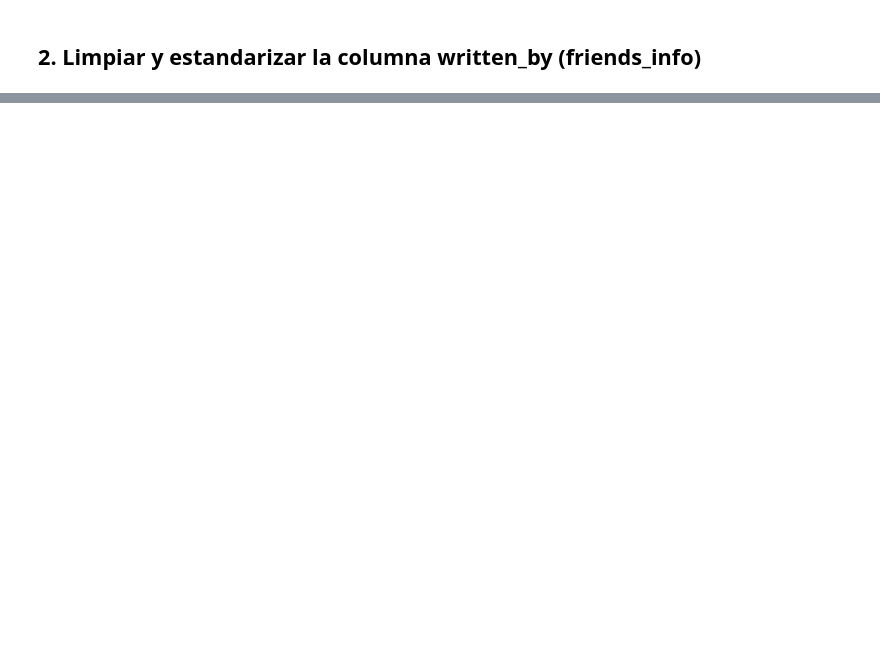
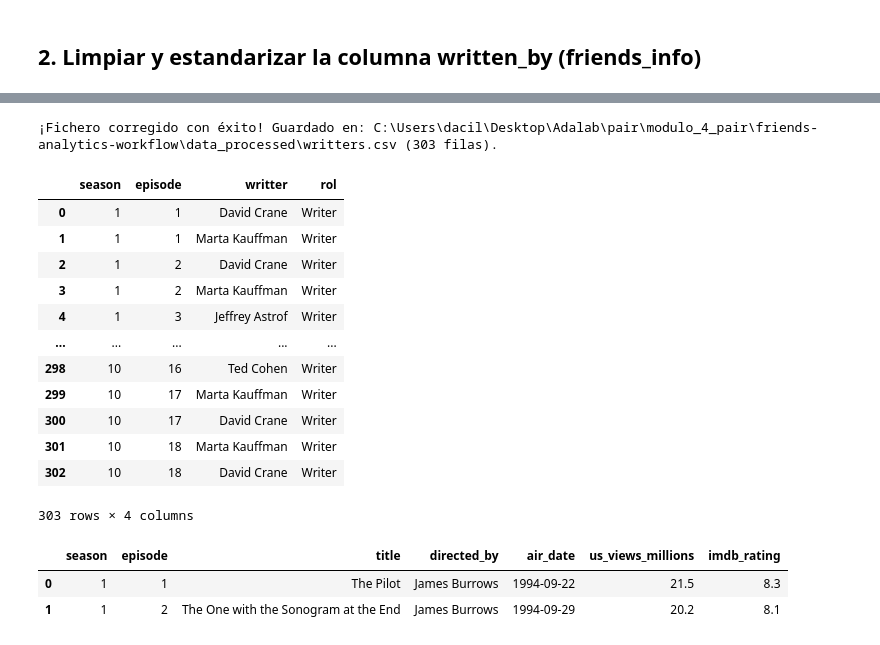
Before and after one commit to Dacil235/friends-analytics-workflow, a Jupyter notebook: notebooks/02_etl_friends.ipynb, the cells around one changed output, grey strips where cells are left out. Cells and saved outputs as stored; diff of their text form; code cells hidden in the pictures; blank space fills up the shorter version.

Commit message:
procesados los ficheros friends_info y friends_quotes, creamos el fichero writters

```diff
--- a/notebooks/02_etl_friends.ipynb
+++ b/notebooks/02_etl_friends.ipynb
@@ -87,11 +90,3 @@ df_info.head()
 | 2 | 1 | 3 | The One with the Thumb | James Burrows | Jeffrey Astrof & Mike Sikowitz | 1994-10-06 | 19.5 | 8.2 |
 | 3 | 1 | 4 | The One with George Stephanopoulos | James Burrows | Alexa Junge | 1994-10-13 | 19.7 | 8.1 |
 | 4 | 1 | 5 | The One with the East German Laun... | Pamela Fryman | Jeff Greenstein & Jeff Strauss | 1994-10-20 | 18.6 | 8.5 |
-# %%
-#Limpiamos el caracter de espacio en blanco antes de dividir.
-df_info["written_by"] = df_info["written_by"].str.replace("\u200a", "", regex=False)
-# %%
-#Dividimos en story_by y teleplay_by la columna "written_by" usando expresiones regulares para extraer los nombres de los escritores.
-
-df_info["story_by"] = df_info["written_by"].str.extract(r"Story by:\s*(.*?)\s*(?=Teleplay by:|$)")
-df_info["teleplay_by"] = df_info["written_by"].str.extract(r"Teleplay by:\s*(.*)")
@@ -155,0 +93,25 @@ df_info.sample(10)
+# %%
+trans.process_friends_writers(df_info)
+# %% [output]
+¡Fichero corregido con éxito! Guardado en: C:\Users\dacil\Desktop\Adalab\pair\modulo_4_pair\friends-analytics-workflow\data_processed\writters.csv (303 filas).
+|  | season | episode | writter | rol |
+| 0 | 1 | 1 | David Crane | Writer |
+| 1 | 1 | 1 | Marta Kauffman | Writer |
+| 2 | 1 | 2 | David Crane | Writer |
+| 3 | 1 | 2 | Marta Kauffman | Writer |
+| 4 | 1 | 3 | Jeffrey Astrof | Writer |
+| ... | ... | ... | ... | ... |
+| 298 | 10 | 16 | Ted Cohen | Writer |
+| 299 | 10 | 17 | Marta Kauffman | Writer |
+| 300 | 10 | 17 | David Crane | Writer |
+| 301 | 10 | 18 | Marta Kauffman | Writer |
+| 302 | 10 | 18 | David Crane | Writer |
+303 rows × 4 columns
+# %%
+df_info.drop("written_by", axis=1, inplace=True)
+
+df_info.head(2)
+# %% [output]
+|  | season | episode | title | directed_by | air_date | us_views_millions | imdb_rating |
+| 0 | 1 | 1 | The Pilot | James Burrows | 1994-09-22 | 21.5 | 8.3 |
+| 1 | 1 | 2 | The One with the Sonogram at the End | James Burrows | 1994-09-29 | 20.2 | 8.1 |
```
Also changed, not shown: parts of 13 cells of this notebook, 8 other files.
